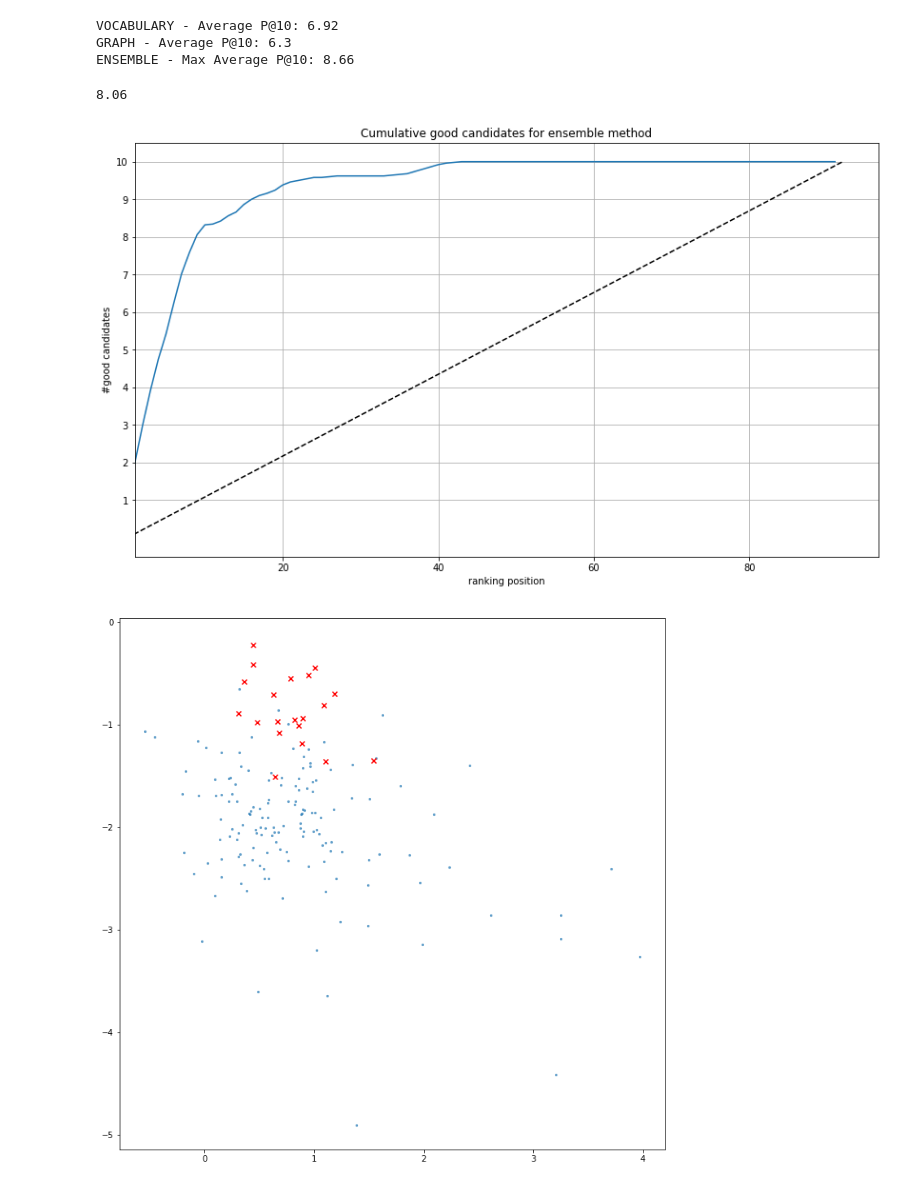
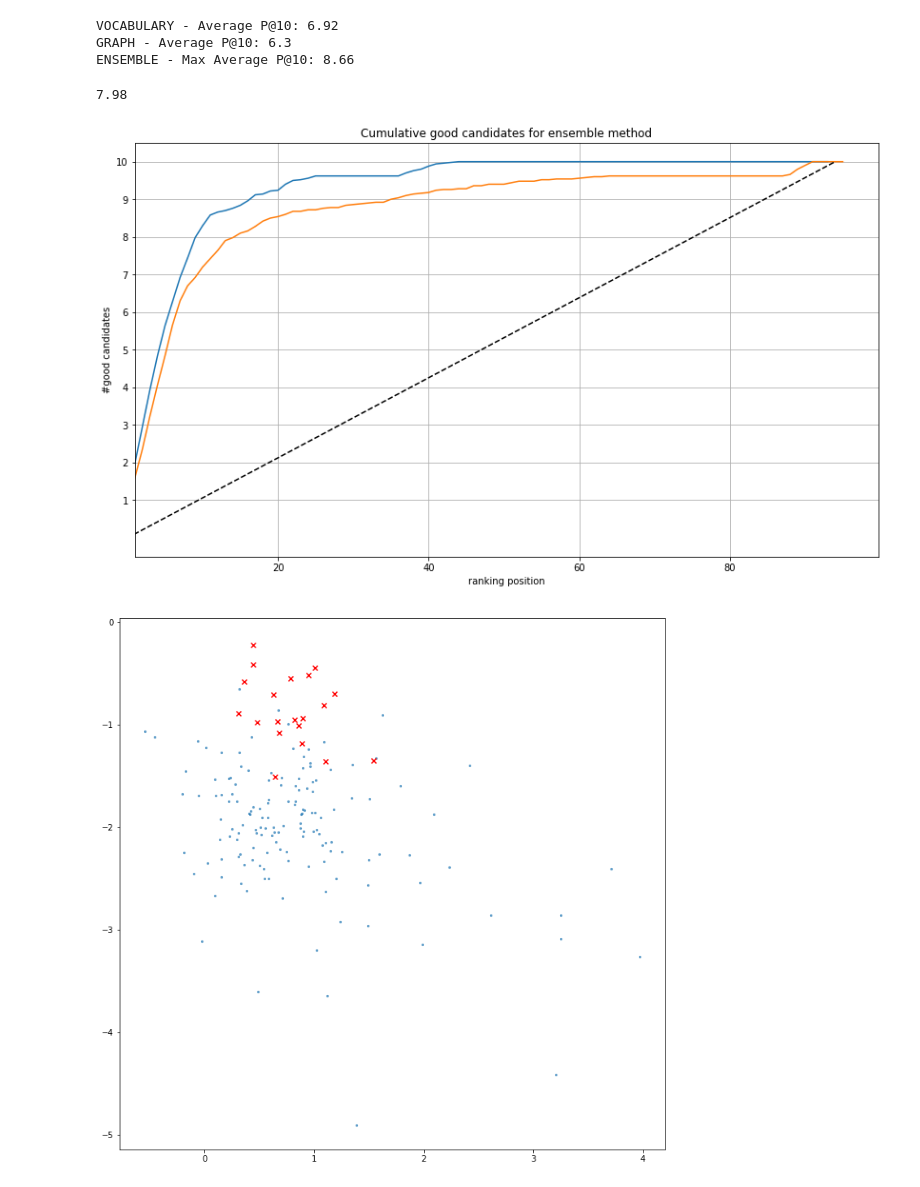
Before and after one commit to DataSciencePolimi/NetSKE, a Jupyter notebook: graphs/finance_20/Finance Domain - Test Network Features.ipynb, the cells around one changed output. Cells and saved outputs as stored; diff of their text form; code cells hidden in the pictures.

```diff
--- a/graphs/finance_20/Finance Domain - Test Network Features.ipynb
+++ b/graphs/finance_20/Finance Domain - Test Network Features.ipynb
@@ -359,44 +360,50 @@ ENSEMBLE - Max Average P@10: 8.66
 # merging the rankings shows that the two methods extract different good candidates
 # need to find a way to programmatically merge the two lists in a unique better list
 
-topK = 30 # 8.02
+topK = 20 # topK = 30, P@10 = 8.02
 
 ensemble_p10 = 0
 ysum = 0
+ysum_voc = 0
 for i in range(50):
     good_candidates = set(set(allseeds)-(set(combinations[str(i)])))
 
     voc_r = pd.DataFrame([u.lower() for u in voc_complete[i]]).reset_index()
     graph_r = pd.DataFrame(all_ranking[str(i)]).reset_index()
     merge_r = voc_r.merge(graph_r, on=0, how='inner')#.fillna(0)
     merge_r['ranking'] = merge_r.apply(lambda x: x['index_x']+x['index_y'], axis=1)
     merge_r = merge_r.sort_values(by='ranking', ascending=True)
 
     merge_r['good'] = merge_r.apply(lambda x: True if x[0] in good_candidates else False, axis=1)
+    voc_r['good'] = voc_r.apply(lambda x: True if x[0] in good_candidates else False, axis=1)
 
     y = cumulativeGoodCandidates(merge_r)
+    y_voc = cumulativeGoodCandidates(voc_r)
     ysum = ysum + y
+    ysum_voc += y_voc
     p10 = y[9]
 
     ensemble_p10 += p10
 
 print (ensemble_p10/50)
 
 ensemble = ysum.astype(float)/50
+voc = ysum_voc.astype(float)/50
 plt.figure(figsize=(14,8))
 plt.title('Cumulative good candidates for ensemble method')
 plt.ylabel('#good candidates')
 plt.xlabel('ranking position')
 
 plt.plot(ensemble)
-plt.plot([0, len(y_avg)],[0, 10], linestyle='--', color='black')
+plt.plot(voc)
+plt.plot([0, len(ysum)],[0, 10], linestyle='--', color='black')
 plt.xlim(xmin=1)
 
 plt.yticks(range(1,11))
 plt.grid(True)
 # %% [output]
-8.06
+7.98
-[figure, old version]
+[figure, new version]
 # %%
 plotData(data[data['usertype'] == 'seed'], data[data['usertype']=='user'], header)
 # %% [output]
```
Also changed, not shown: parts of 3 cells of this notebook, 1 other file.
